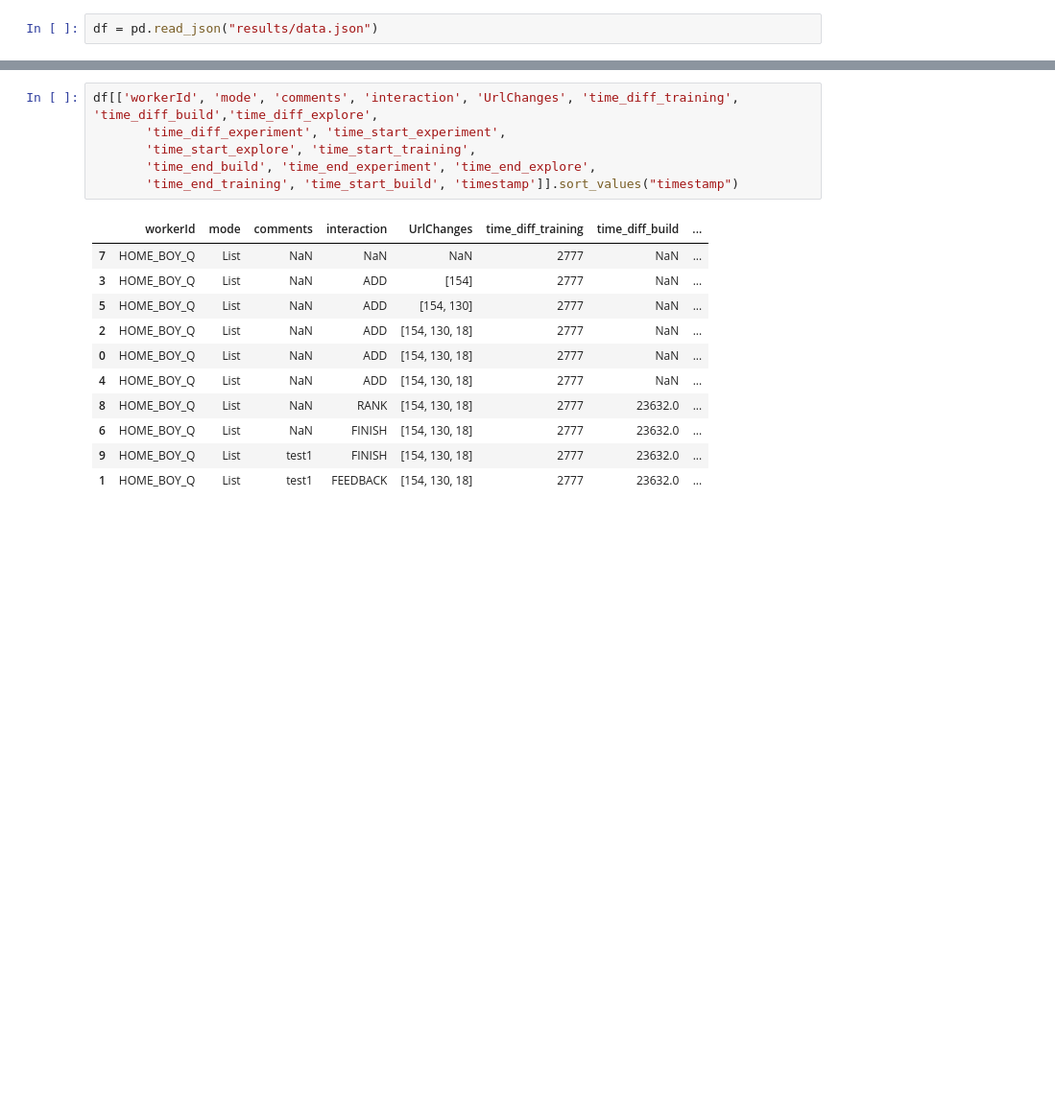
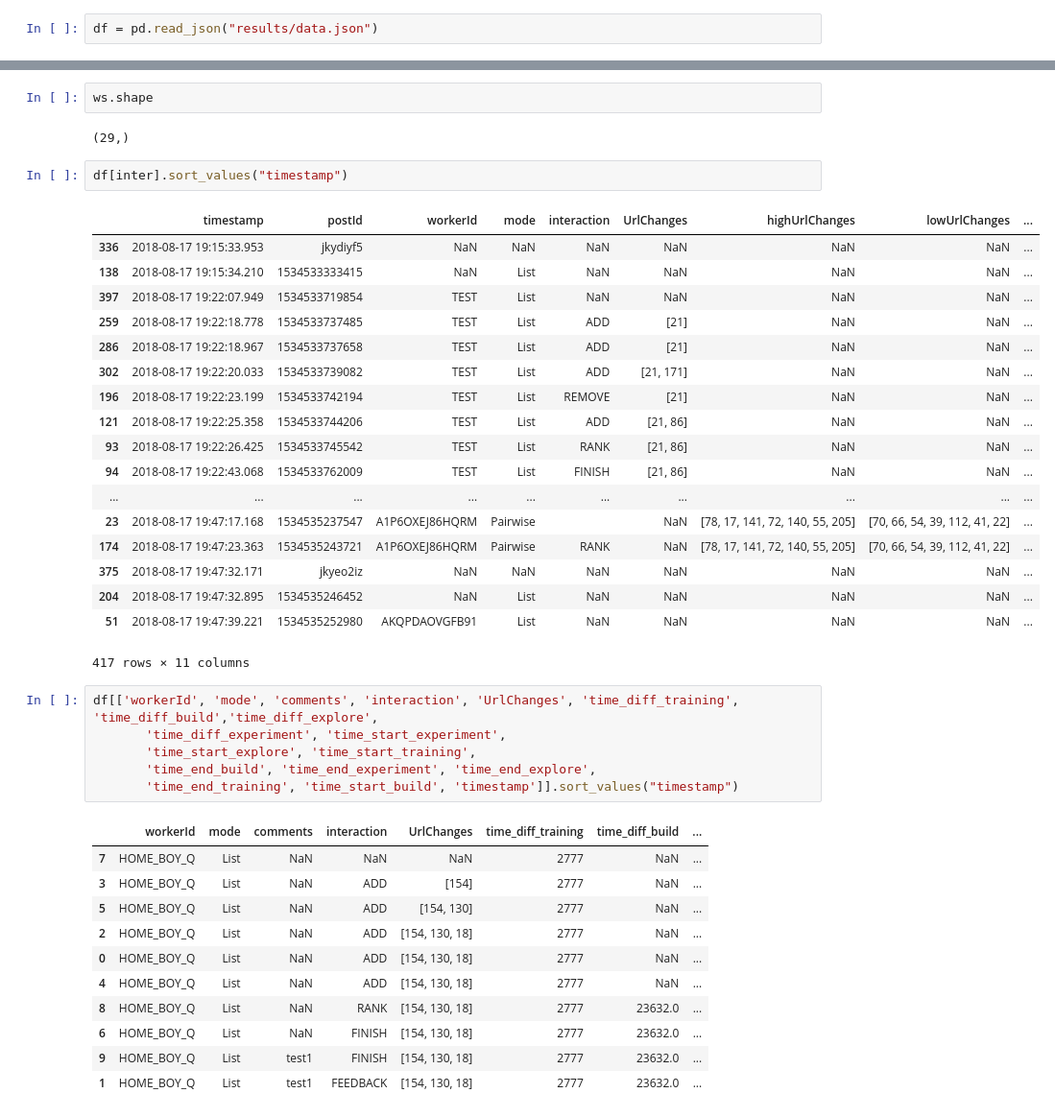
Before and after one commit to RankerToolWebsite/Rankit_experimentr, a Jupyter notebook: analysis/analyze.ipynb, the cells around one changed output, grey strips where cells are left out. Shown at 96% size. Saved outputs shown, nothing was run; the diff lists cells and outputs as text; blank space fills up the shorter version.

```diff
--- a/analysis/analyze.ipynb
+++ b/analysis/analyze.ipynb
@@ -14,3 +72,28 @@ array(['UrlChanges', 'comments', 'interaction', 'mode', 'postId',
+# %%
+ws.shape
+# %% [output]
+(29,)
+# %%
+df[inter].sort_values("timestamp")
+# %% [output]
+|  | timestamp | postId | workerId | mode | interaction | UrlChanges | highUrlChanges | lowUrlChanges | ... |
+| 336 | 2018-08-17 19:15:33.953 | jkydiyf5 | NaN | NaN | NaN | NaN | NaN | NaN | ... |
+| 138 | 2018-08-17 19:15:34.210 | 1534533333415 | NaN | List | NaN | NaN | NaN | NaN | ... |
+| 397 | 2018-08-17 19:22:07.949 | 1534533719854 | TEST | List | NaN | NaN | NaN | NaN | ... |
+| 259 | 2018-08-17 19:22:18.778 | 1534533737485 | TEST | List | ADD | [21] | NaN | NaN | ... |
+| 286 | 2018-08-17 19:22:18.967 | 1534533737658 | TEST | List | ADD | [21] | NaN | NaN | ... |
+| 302 | 2018-08-17 19:22:20.033 | 1534533739082 | TEST | List | ADD | [21, 171] | NaN | NaN | ... |
+| 196 | 2018-08-17 19:22:23.199 | 1534533742194 | TEST | List | REMOVE | [21] | NaN | NaN | ... |
+| 121 | 2018-08-17 19:22:25.358 | 1534533744206 | TEST | List | ADD | [21, 86] | NaN | NaN | ... |
+| 93 | 2018-08-17 19:22:26.425 | 1534533745542 | TEST | List | RANK | [21, 86] | NaN | NaN | ... |
+| 94 | 2018-08-17 19:22:43.068 | 1534533762009 | TEST | List | FINISH | [21, 86] | NaN | NaN | ... |
+| ... | ... | ... | ... | ... | ... | ... | ... | ... | ... |
+| 23 | 2018-08-17 19:47:17.168 | 1534535237547 | A1P6OXEJ86HQRM | Pairwise |  | NaN | [78, 17, 141, 72, 140, 55, 205] | [70, 66, 54, 39, 112, 41, 22] | ... |
+| 174 | 2018-08-17 19:47:23.363 | 1534535243721 | A1P6OXEJ86HQRM | Pairwise | RANK | NaN | [78, 17, 141, 72, 140, 55, 205] | [70, 66, 54, 39, 112, 41, 22] | ... |
+| 375 | 2018-08-17 19:47:32.171 | jkyeo2iz | NaN | NaN | NaN | NaN | NaN | NaN | ... |
+| 204 | 2018-08-17 19:47:32.895 | 1534535246452 | NaN | List | NaN | NaN | NaN | NaN | ... |
+| 51 | 2018-08-17 19:47:39.221 | 1534535252980 | AKQPDAOVGFB91 | List | NaN | NaN | NaN | NaN | ... |
+417 rows × 11 columns
 # %%
 df[['workerId', 'mode', 'comments', 'interaction', 'UrlChanges', 'time_diff_training', 'time_diff_build','time_diff_explore',
        'time_diff_experiment', 'time_start_experiment',
```
Also changed, not shown: parts of 10 cells of this notebook.
